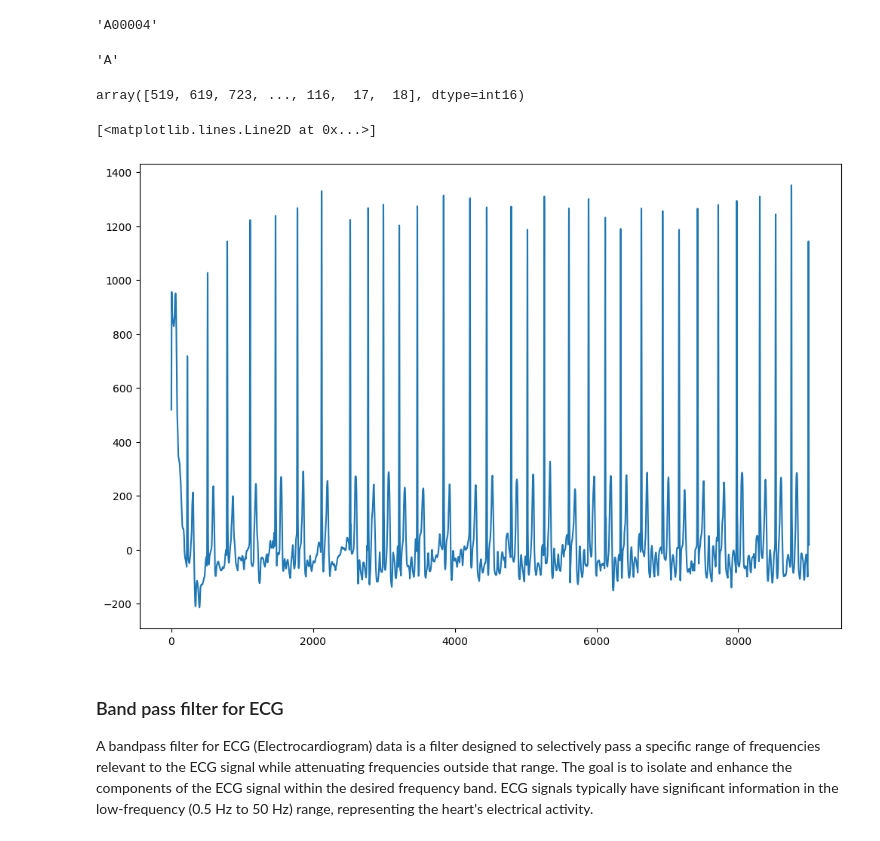
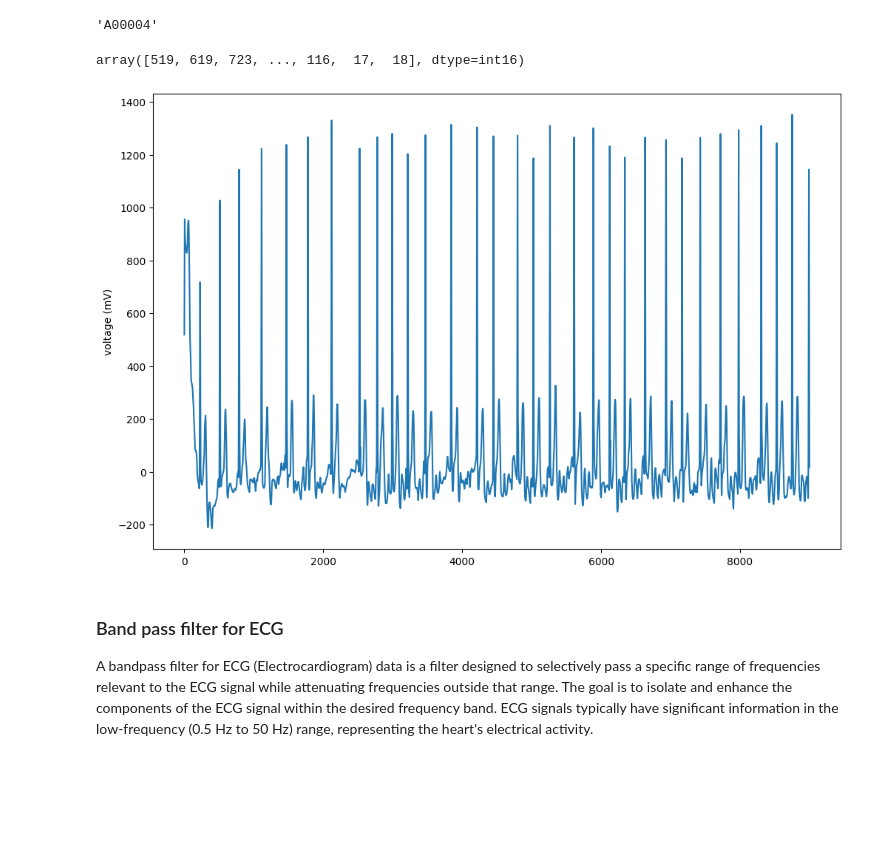
Before and after one commit to jessie831024/algo_ecg, a Jupyter notebook: notebooks/data_exploration.ipynb, the cells around one changed output. Drawn from its saved outputs; the diff is of its cells as text; code cells hidden in the pictures; blank space fills up the shorter version.

```diff
--- a/notebooks/data_exploration.ipynb
+++ b/notebooks/data_exploration.ipynb
@@ -129,10 +162,6 @@ f
 pid
 # %% [output]
 'A00004'
-# %%
-label
-# %% [output]
-'A'
 # %%
 x_in = scipy.io.loadmat(f)['val'][0]
 # %%
@@ -140,10 +169,13 @@ x_in
 # %% [output]
 array([519, 619, 723, ..., 116,  17,  18], dtype=int16)
 # %%
-plt.plot(x_in)
+fig, ax = plt.subplots()
+ax.plot(x_in)
+ax.set(ylabel='voltage (mV)')
+plt.show()
+fig.savefig("test.png")
 # %% [output]
-[<matplotlib.lines.Line2D at 0x...>]
-[figure, old version]
+[figure, new version]
 # %% [markdown]
 ### Band pass filter for ECG
 A bandpass filter for ECG (Electrocardiogram) data is a filter designed to selectively pass a specific range of frequencies relevant to the ECG signal while attenuating frequencies outside that range. The goal is to isolate and enhance the components of the ECG signal within the desired frequency band. ECG signals typically have significant information in the low-frequency (0.5 Hz to 50 Hz) range, representing the heart's electrical activity.
```
Also changed, not shown: parts of 16 cells of this notebook, 1 other file.
